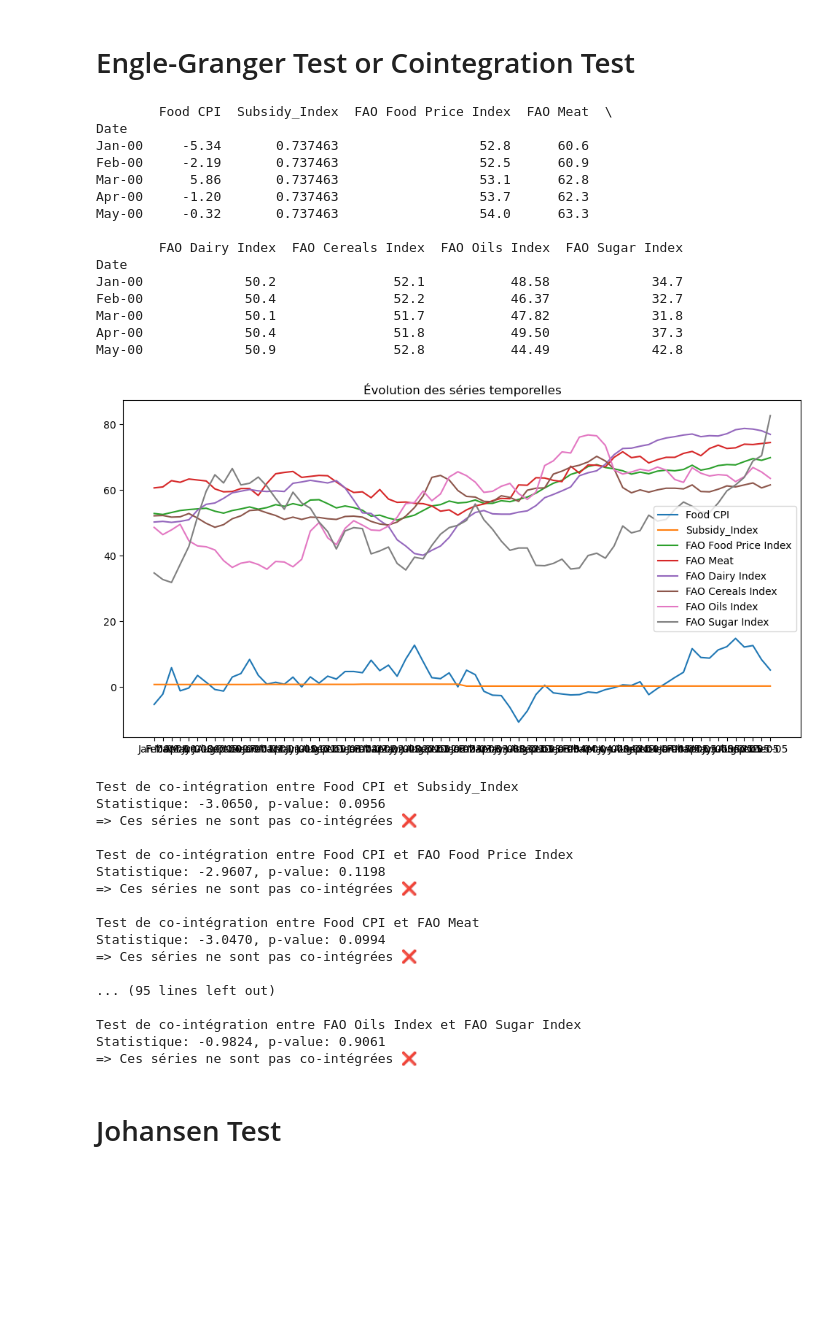
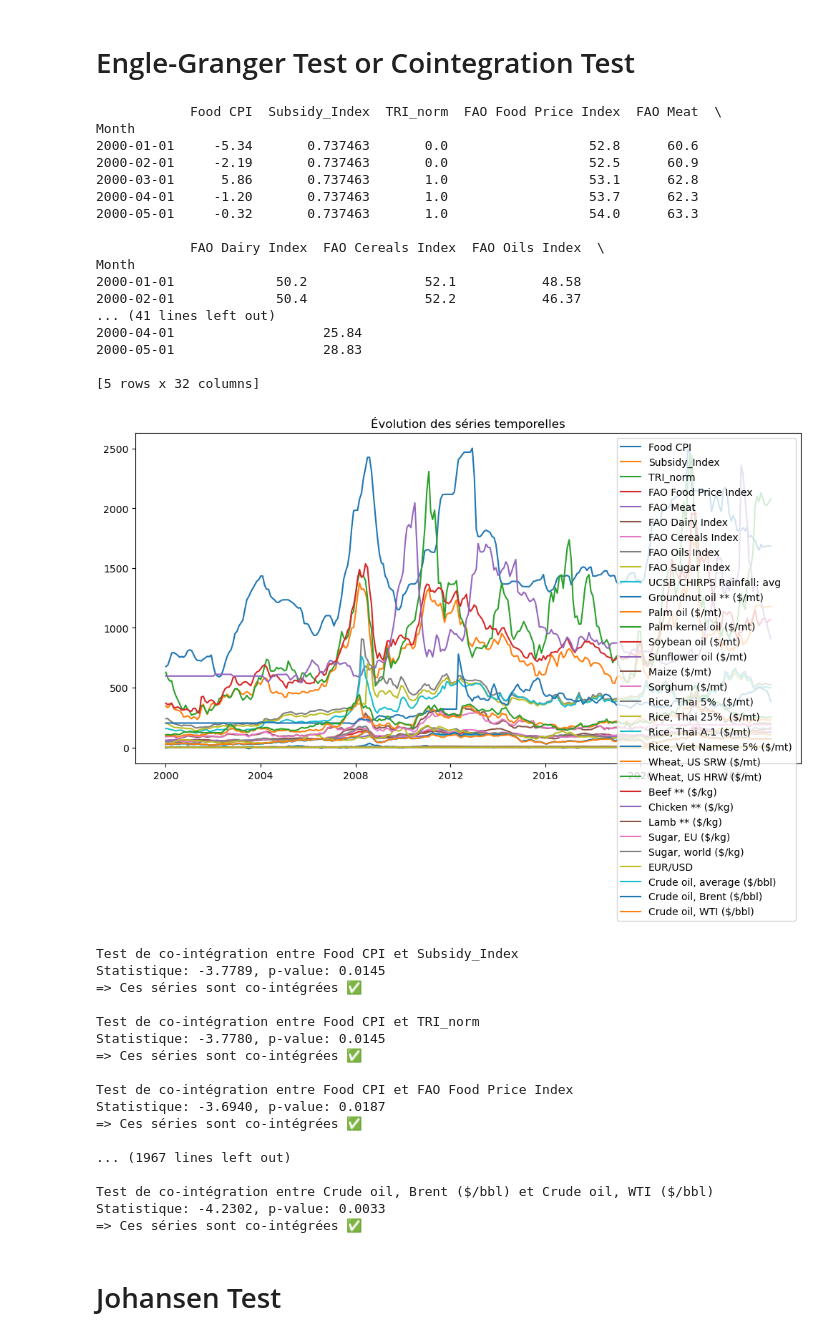
Before and after one commit to HaroldAIMS/Cointegration_Johansen_test, a Jupyter notebook: cointegration_johansen_test.ipynb, the cells around one changed output. Saved outputs shown, nothing was run; the diff lists cells and outputs as text; code cells hidden in the pictures; blank space fills up the shorter version.

```diff
--- a/cointegration_johansen_test.ipynb
+++ b/cointegration_johansen_test.ipynb
@@ -9,67 +9,69 @@ from statsmodels.tsa.vector_ar.vecm import coint_johansen
 # Engle-Granger Test or Cointegration Test
 # %%
 # === 1. Charger vos données ===
-df = pd.read_csv("financial_data_completes.csv", parse_dates=["Date"], index_col="Date")
+df = pd.read_csv("financial_data_completes.csv", parse_dates=["Month"], index_col="Month")
 print(df.head())
 
 # === 2. Visualiser les séries ===
 plt.figure(figsize=(12, 6))
 for col in df.columns:
     plt.plot(df.index, df[col], label=col)
 plt.legend()
 plt.title("Évolution des séries temporelles")
 plt.show()
 
 # === 3. Vérifier la co-intégration par la méthode d'Engle-Granger ===
 # Test de co-intégration entre deux séries
 def test_coint(series1, series2, alpha=0.05):
     score, p_value, _ = coint(series1, series2)
     print(f"Test de co-intégration entre {series1.name} et {series2.name}")
     print(f"Statistique: {score:.4f}, p-value: {p_value:.4f}")
     if p_value < alpha:
         print("=> Ces séries sont co-intégrées ✅\n")
     else:
         print("=> Ces séries ne sont pas co-intégrées ❌\n")
 
 # Tester toutes les paires de séries
 cols = df.columns
 for i in range(len(cols)):
     for j in range(i + 1, len(cols)):
         test_coint(df[cols[i]], df[cols[j]])
 # %% [output]
-        Food CPI  Subsidy_Index  FAO Food Price Index  FAO Meat  \
-Date
-Jan-00     -5.34       0.737463                  52.8      60.6
-Feb-00     -2.19       0.737463                  52.5      60.9
-Mar-00      5.86       0.737463                  53.1      62.8
-Apr-00     -1.20       0.737463                  53.7      62.3
-May-00     -0.32       0.737463                  54.0      63.3
+            Food CPI  Subsidy_Index  TRI_norm  FAO Food Price Index  FAO Meat  \
+Month
+2000-01-01     -5.34       0.737463       0.0                  52.8      60.6
+2000-02-01     -2.19       0.737463       0.0                  52.5      60.9
+2000-03-01      5.86       0.737463       1.0                  53.1      62.8
+2000-04-01     -1.20       0.737463       1.0                  53.7      62.3
+2000-05-01     -0.32       0.737463       1.0                  54.0      63.3
 
-        FAO Dairy Index  FAO Cereals Index  FAO Oils Index  FAO Sugar Index
-Date
-Jan-00             50.2               52.1           48.58             34.7
-Feb-00             50.4               52.2           46.37             32.7
-Mar-00             50.1               51.7           47.82             31.8
-Apr-00             50.4               51.8           49.50             37.3
-May-00             50.9               52.8           44.49             42.8
+            FAO Dairy Index  FAO Cereals Index  FAO Oils Index  \
+Month
+2000-01-01             50.2               52.1           48.58
+2000-02-01             50.4               52.2           46.37
+... (41 lines left out)
+2000-04-01                   25.84
+2000-05-01                   28.83
+
+[5 rows x 32 columns]
-[figure, old version]
+[figure, new version]
 Test de co-intégration entre Food CPI et Subsidy_Index
-Statistique: -3.0650, p-value: 0.0956
-=> Ces séries ne sont pas co-intégrées ❌
+Statistique: -3.7789, p-value: 0.0145
+=> Ces séries sont co-intégrées ✅
+
+Test de co-intégration entre Food CPI et TRI_norm
+Statistique: -3.7780, p-value: 0.0145
+=> Ces séries sont co-intégrées ✅
 
 Test de co-intégration entre Food CPI et FAO Food Price Index
-Statistique: -2.9607, p-value: 0.1198
-=> Ces séries ne sont pas co-intégrées ❌
+Statistique: -3.6940, p-value: 0.0187
+=> Ces séries sont co-intégrées ✅
 
-Test de co-intégration entre Food CPI et FAO Meat
-Statistique: -3.0470, p-value: 0.0994
-=> Ces séries ne sont pas co-intégrées ❌
+... (1967 lines left out)
 
-... (95 lines left out)
-
-Test de co-intégration entre FAO Oils Index et FAO Sugar Index
-Statistique: -0.9824, p-value: 0.9061
-=> Ces séries ne sont pas co-intégrées ❌
+Test de co-intégration entre Crude oil, Brent ($/bbl) et Crude oil, WTI ($/bbl)
+Statistique: -4.2302, p-value: 0.0033
+=> Ces séries sont co-intégrées ✅
 # %% [markdown]
 # Johansen Test
 # %%
```
Also changed, not shown: parts of 11 cells of this notebook, 3 other files.
